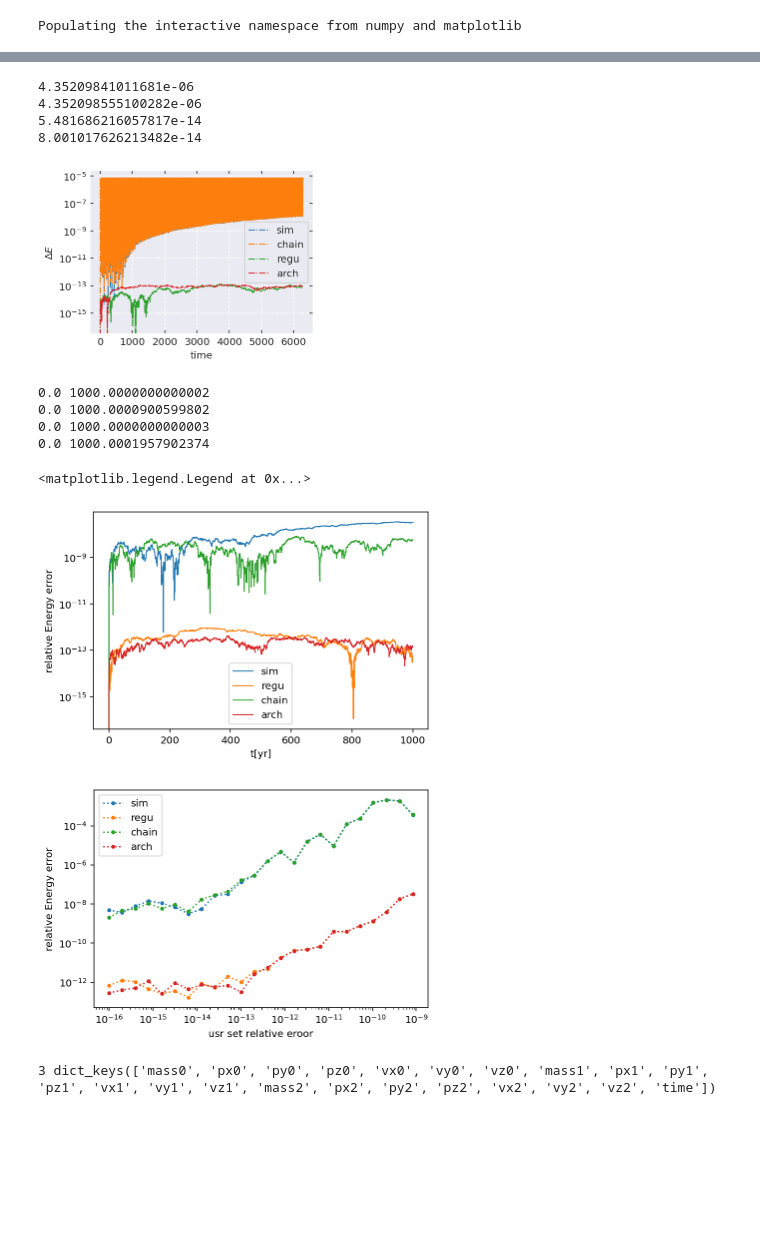
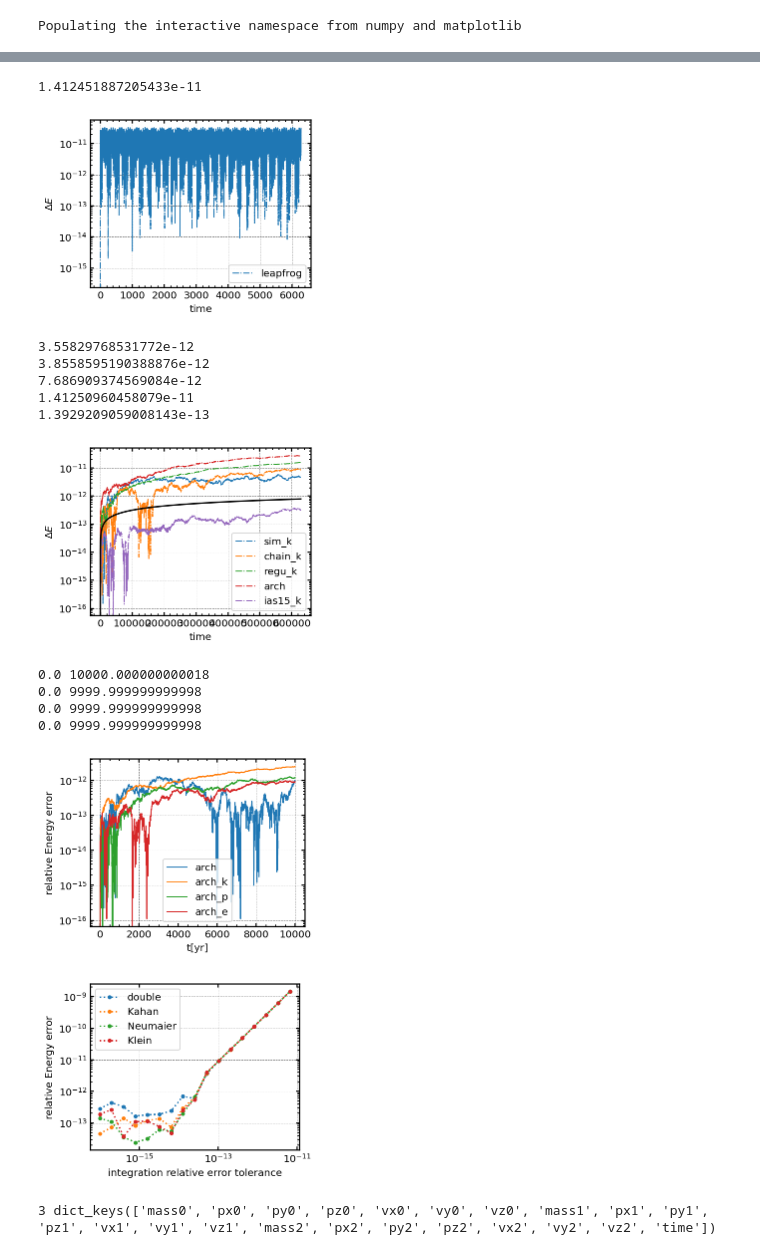
Before and after one commit to YihanWangAstro/SpaceHub, a Jupyter notebook: draw.ipynb, the cells around one changed output, grey strips where cells are left out. Cells and saved outputs as stored; diff of their text form; code cells hidden in the pictures; blank space fills up the shorter version.

```diff
--- a/draw.ipynb
+++ b/draw.ipynb
@@ -2,26 +2,8 @@
 %pylab inline
 %config InlineBackend.figure_format = 'retina'
 import pandas as pd
-import seaborn as sns
+
 import warnings
-
-warnings.filterwarnings(action="once")
-from multiprocessing import Pool
-
-sns.set_style(
-    "darkgrid",
-    {
-        "xtick.top": True,
-        "ytick.right": True,
-        "xtick.bottom": True,
-        "ytick.left": True,
-        "grid.linestyle": "--",
-        "image.cmap": "viridis",
-        "xtick.direction": "in",
-        "ytick.direction": "in",
-    },
-)
-
 # @working path
 FIG_PATH = "../tex/figs/"
 WEB_FIG_PATH = "../tex/web-figs/"
@@ -73,16 +65,26 @@ def draw_errors(data, method):
+# %%
+method = ['leapfrog']
+#method = ["simple"]
+fnames = ["build/earth-system-" + m + ".err" for m in method]
+data = [pd.read_csv(name, names=["time", "$E_{tot}$"]) for name in fnames]
+draw_errors(data, method)
+# %% [output]
+1.412451887205433e-11
+[figure, added]
 # %%
- method = ['sim', 'chain', 'regu', 'arch']
+ method = ['sim_k', 'chain_k', 'regu_k', 'arch','ias15_k']
 #method = ["simple"]
 fnames = ["build/two-body-" + m + ".err" for m in method]
 data = [pd.read_csv(name, names=["time", "$E_{tot}$"]) for name in fnames]
 draw_errors(data, method)
 # print(data)
 # %% [output]
-4.35209841011681e-06
-4.352098555100282e-06
-5.481686216057817e-14
-8.001017626213482e-14
+3.55829768531772e-12
+3.8558595190388876e-12
+7.686909374569084e-12
+1.41250960458079e-11
+1.3929209059008143e-13
-[figure, old version]
+[figure, new version]
 # %%
 fnames = ["cmake-build-debug/ecc-BS-" + m + ".err" for m in method]
 data = [pd.read_csv(name, names=["time", "$E_{tot}$"]) for name in fnames]
@@ -186,50 +188,53 @@ for p in p_step:
     print("\n")
 # %%
 #sim_name = "test/regression_test/earth-system"
-#sim_name = "build/PN-precession"
+#sim_name = "build/earth-system"
 sim_name = "build/two-body"
-#sim_name = "build/earth-system"
+#sim_name = "build/kozai"
 #sim_name = "test/regression_test/kozai"
-sim_suffix = ["sim", "regu", "chain", "arch"]
-
+#sim_suffix = ["sim", "regu", "chain", "arch_k"]
+sim_suffix =['arch','arch_k','arch_p','arch_e']
+labels = ['double','Kahan','Neumaier','Klein']
 #sim_suffix = ["regu", "arch"]
 
 fname = [sim_name + "-" + s for s in sim_suffix]
 
 t_err = [np.loadtxt(f + ".err", delimiter=",") for f in fname]
 
 err_scale = [np.loadtxt(f + ".scale") for f in fname]
 
-fig = plt.figure()
+fig = plt.figure(figsize=(4,3))
 for te, name in zip(t_err, sim_suffix):
     plt.plot(
         te[:, 0] / np.pi / 2, np.abs(te[:, 1]), "-", label=name, lw=1, markersize=1
     )
     print(te[0,0]/(np.pi*2), te[-1,0]/(np.pi*2)  )
     plt.yscale("log")
     plt.xlabel("t[yr]")
     plt.ylabel("relative Energy error")
 plt.legend()
 #plt.xlim([180,190])
 #plt.savefig('DKD-err.png',dpi=192,bbox_inches='tight')
 
-fig = plt.figure()
-for e, name in zip(err_scale, sim_suffix):
-    plt.plot(e[0, :], np.abs(e[1, :]), '.:',label=name)
+figname = 'two-body'
+plt.savefig(figname+'-errs.pdf')
+fig = plt.figure(figsize=(4,3))
+for e, name, l in zip(err_scale, sim_suffix, labels):
+    plt.plot(e[0, :], np.abs(e[1, :]), '.:',label=l)
     plt.xscale("log")
     plt.yscale("log")
-    plt.xlabel("usr set relative eroor")
+    plt.xlabel("integration relative error tolerance")
     plt.ylabel("relative Energy error")
 plt.legend()
+plt.savefig('active-err-scale.pdf')
 #plt.savefig('DKD-scale.png',dpi=192,bbox_inches='tight')
 # %% [output]
-0.0 1000.0000000000002
-0.0 1000.0000900599802
-0.0 1000.0000000000003
-0.0 1000.0001957902374
+0.0 10000.000000000018
+0.0 9999.999999999998
+0.0 9999.999999999998
+0.0 9999.999999999998
-<matplotlib.legend.Legend at 0x...>
-[figure, old version]
+[figure, new version]
-[figure, old version]
+[figure, new version]
 # %%
 
 fname = sim_name + '-regu.txt'
```
Also changed, not shown: parts of 6 cells of this notebook, 24 other files.
